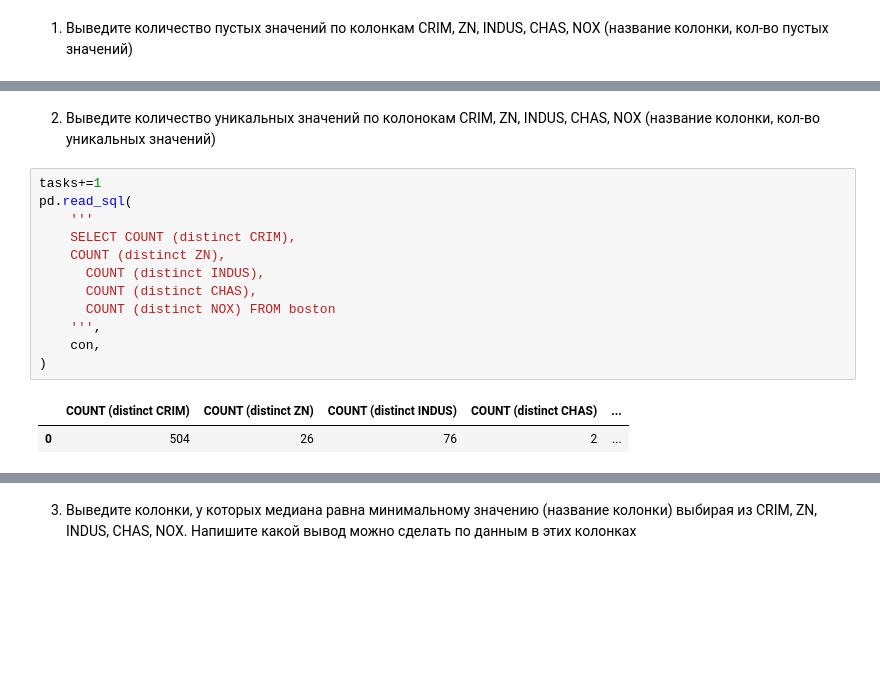
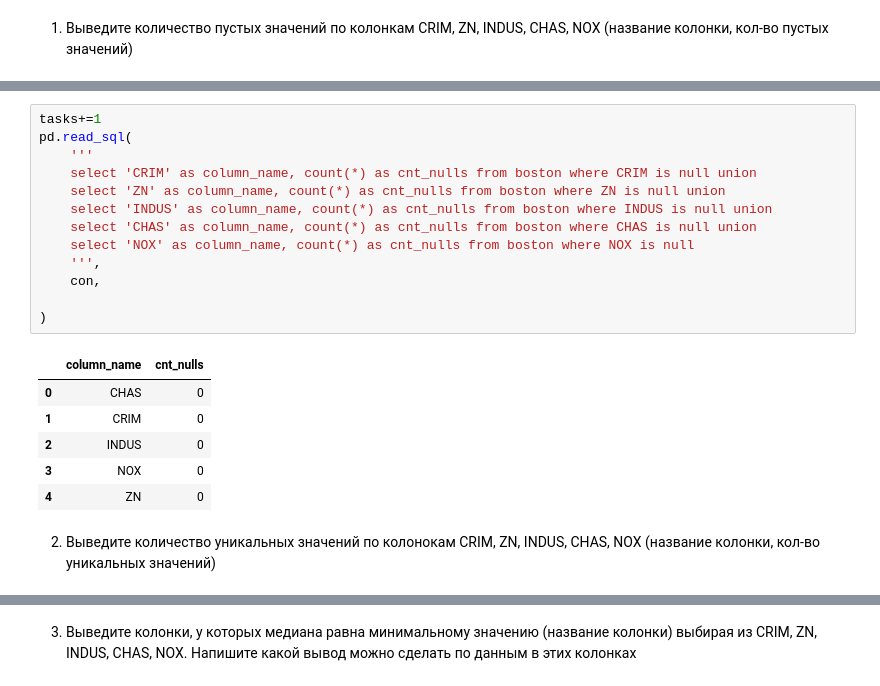
Before and after one commit to AlbrtKrd/DS_Reebot, a Jupyter notebook: sql/Lesson_2/HW_2_sql.ipynb, the cells around one changed output, grey strips where cells are left out. Saved outputs shown, nothing was run; the diff lists cells and outputs as text; blank space fills up the shorter version.

```diff
--- a/sql/Lesson_2/HW_2_sql.ipynb
+++ b/sql/Lesson_2/HW_2_sql.ipynb
@@ -50,17 +37,22 @@ pd.read_sql(
+# %%
+tasks+=1
+pd.read_sql(
+    '''
+    select 'CRIM' as column_name, count(*) as cnt_nulls from boston where CRIM is null union
+    select 'ZN' as column_name, count(*) as cnt_nulls from boston where ZN is null union
+    select 'INDUS' as column_name, count(*) as cnt_nulls from boston where INDUS is null union
+    select 'CHAS' as column_name, count(*) as cnt_nulls from boston where CHAS is null union
+    select 'NOX' as column_name, count(*) as cnt_nulls from boston where NOX is null
+    ''',
+    con,
+
+)
+# %% [output]
+|  | column_name | cnt_nulls |
+| 0 | CHAS | 0 |
+| 1 | CRIM | 0 |
+| 2 | INDUS | 0 |
+| 3 | NOX | 0 |
+| 4 | ZN | 0 |
 # %% [markdown]
 2. Выведите количество уникальных значений по колонокам CRIM, ZN, INDUS, CHAS, NOX (название колонки, кол-во уникальных значений)
-# %%
-tasks+=1
-pd.read_sql(
-    '''
-    SELECT COUNT (distinct CRIM),
-    COUNT (distinct ZN),
-      COUNT (distinct INDUS),
-      COUNT (distinct CHAS),
-      COUNT (distinct NOX) FROM boston
-    ''',
-    con,
-)
-# %% [output]
-|  | COUNT (distinct CRIM) | COUNT (distinct ZN) | COUNT (distinct INDUS) | COUNT (distinct CHAS) | ... |
-| 0 | 504 | 26 | 76 | 2 | ... |
```
Also changed, not shown: parts of 16 cells of this notebook.
